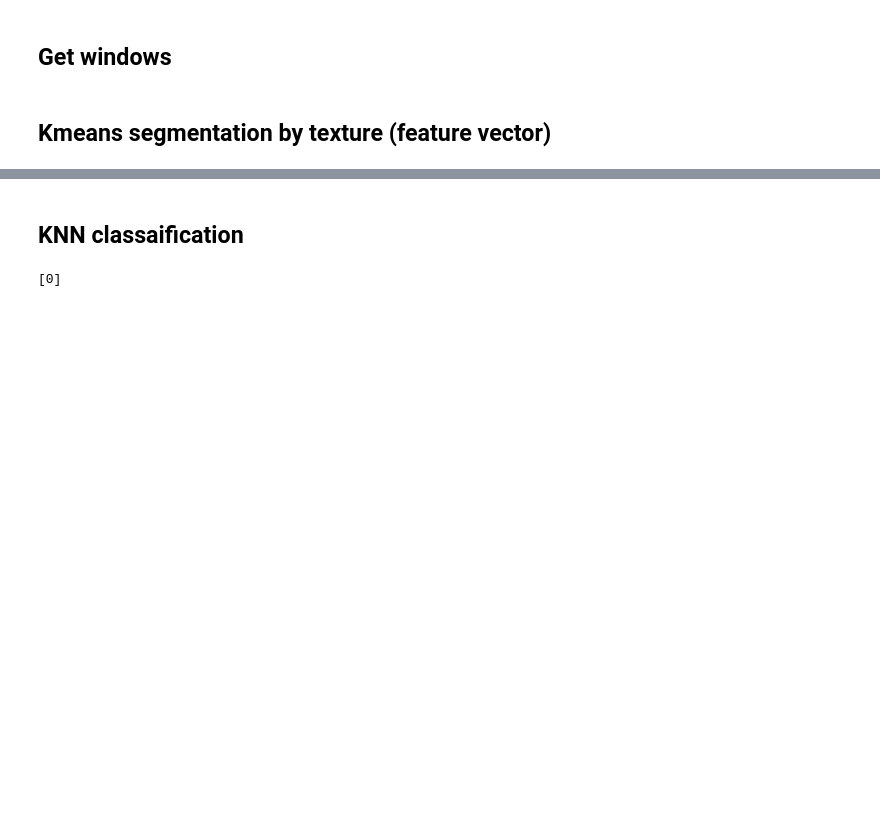
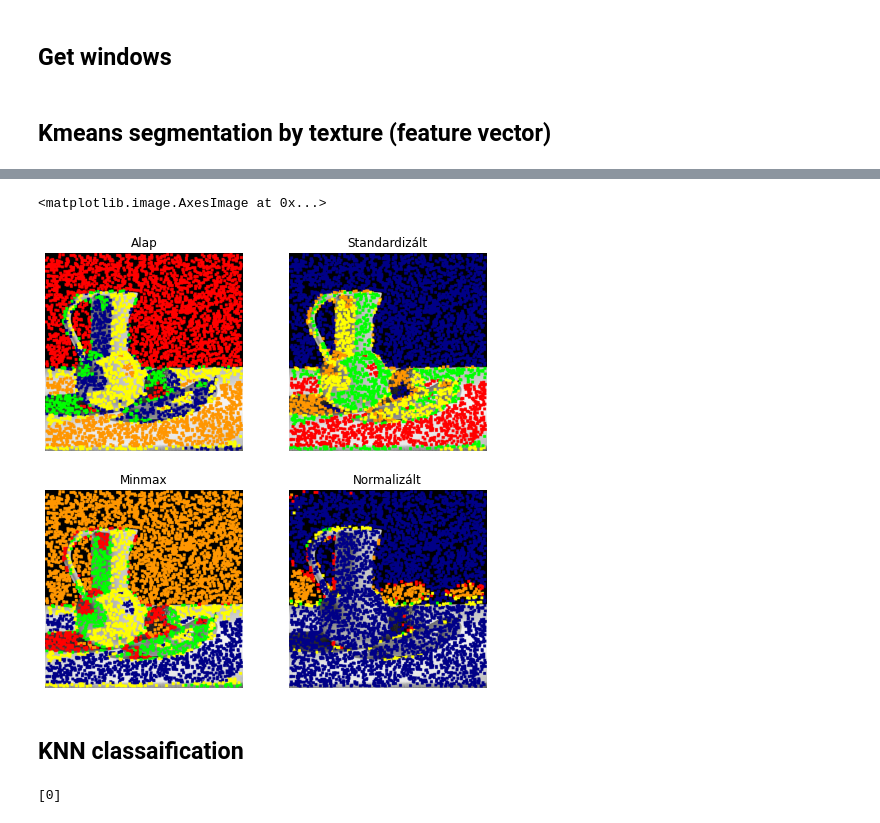
Before and after one commit to molnar75/diplomamunka, a Jupyter notebook: notebooks/07_kmeans_texture.ipynb, the cells around one changed output, grey strips where cells are left out. Saved outputs shown, nothing was run; the diff lists cells and outputs as text; code cells hidden in the pictures; blank space fills up the shorter version.

```diff
--- a/notebooks/07_kmeans_texture.ipynb
+++ b/notebooks/07_kmeans_texture.ipynb
@@ -352,5 +296,61 @@ image4.imshow(colored_normalize_image, cmap="gray", vmin=0, vmax=255)
-# %% [markdown]
-## KNN classaification
+# %%
+import cv2
+from matplotlib import pyplot as plt
+from sklearn.datasets import load_iris
+from sklearn.preprocessing import StandardScaler
+from sklearn.preprocessing import MinMaxScaler
+from sklearn.preprocessing import normalize
+
+px = 15
+height = resized_image.shape[0]
+width = resized_image.shape[1]
+
+window_values, pixels = get_window_values_with_intensity(5000, px, height, width)
+
+window_values = np.float32(window_values)
+
+colored_base_image = segment_and_color_image(window_values, 5, pixels, px)
+
+fig = plt.figure(figsize=(8,8))
+
+image1 = fig.add_subplot(2,2,1)
+image1.axis("off")
+image1.set_title("Alap")
+image1.imshow(colored_base_image, cmap="gray", vmin=0, vmax=255)
+
+scale = StandardScaler()
+scaled_data = scale.fit_transform(window_values)
+
+colored_standard_image = segment_and_color_image(scaled_data, 5, pixels, px)
+
+image2 = fig.add_subplot(2,2,2)
+image2.axis("off")
+image2.set_title("Standardizált")
+image2.imshow(colored_standard_image, cmap="gray", vmin=0, vmax=255)
+
+min_max_scaler = MinMaxScaler()
+minmax = min_max_scaler.fit_transform(window_values)
+
+colored_minmax_image = segment_and_color_image(minmax, 5, pixels, px)
+
+image3 = fig.add_subplot(2,2,3)
+image3.axis("off")
+image3.set_title("Minmax")
+image3.imshow(colored_minmax_image, cmap="gray", vmin=0, vmax=255)
+
+normalized = normalize(window_values, norm='l2')
+
+colored_normalize_image = segment_and_color_image(normalized, 5, pixels, px)
+
+image4 = fig.add_subplot(2,2,4)
+image4.axis("off")
+image4.set_title("Normalizált")
+image4.imshow(colored_normalize_image, cmap="gray", vmin=0, vmax=255)
+# %% [output]
+<matplotlib.image.AxesImage at 0x...>
+[figure, added]
+# %% [markdown]
+## KNN classaification
 # %%
 from sklearn.neighbors import KNeighborsClassifier
 
```
Also changed, not shown: parts of 10 cells of this notebook.
